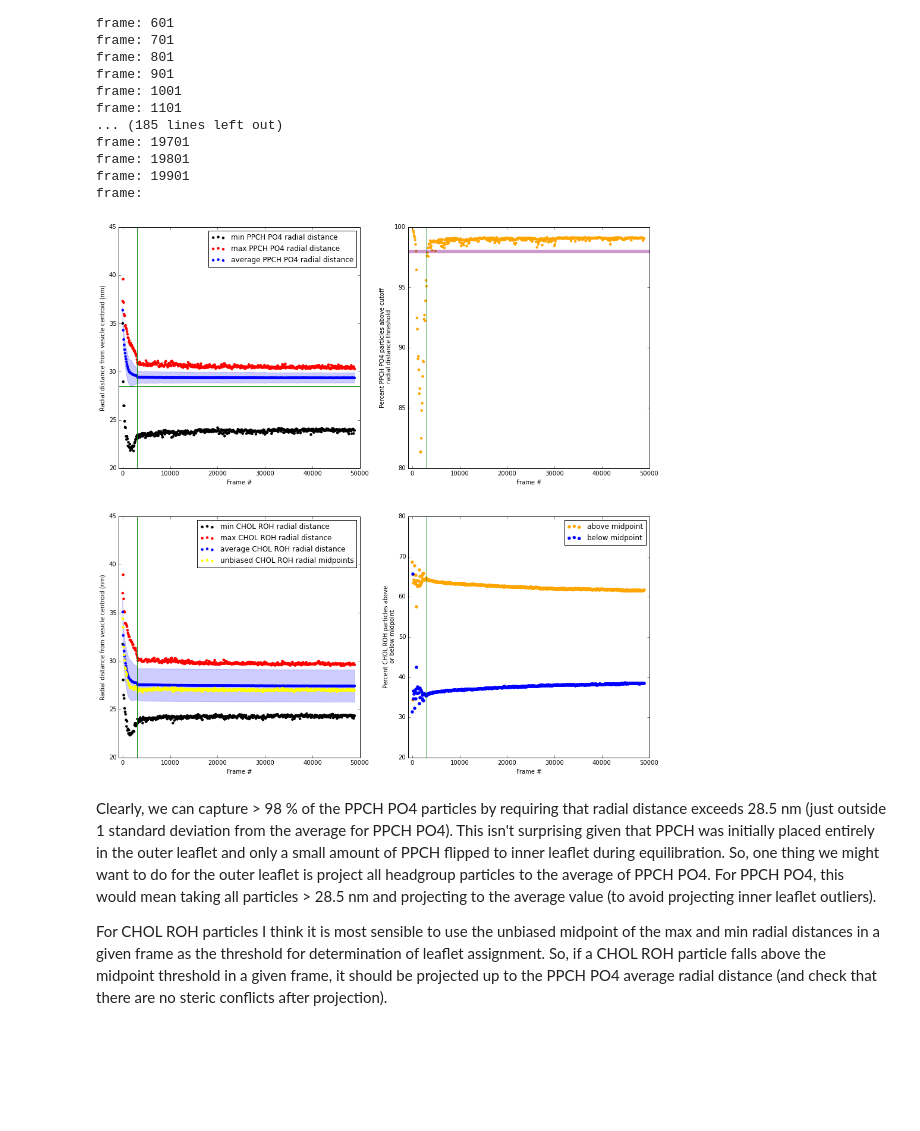
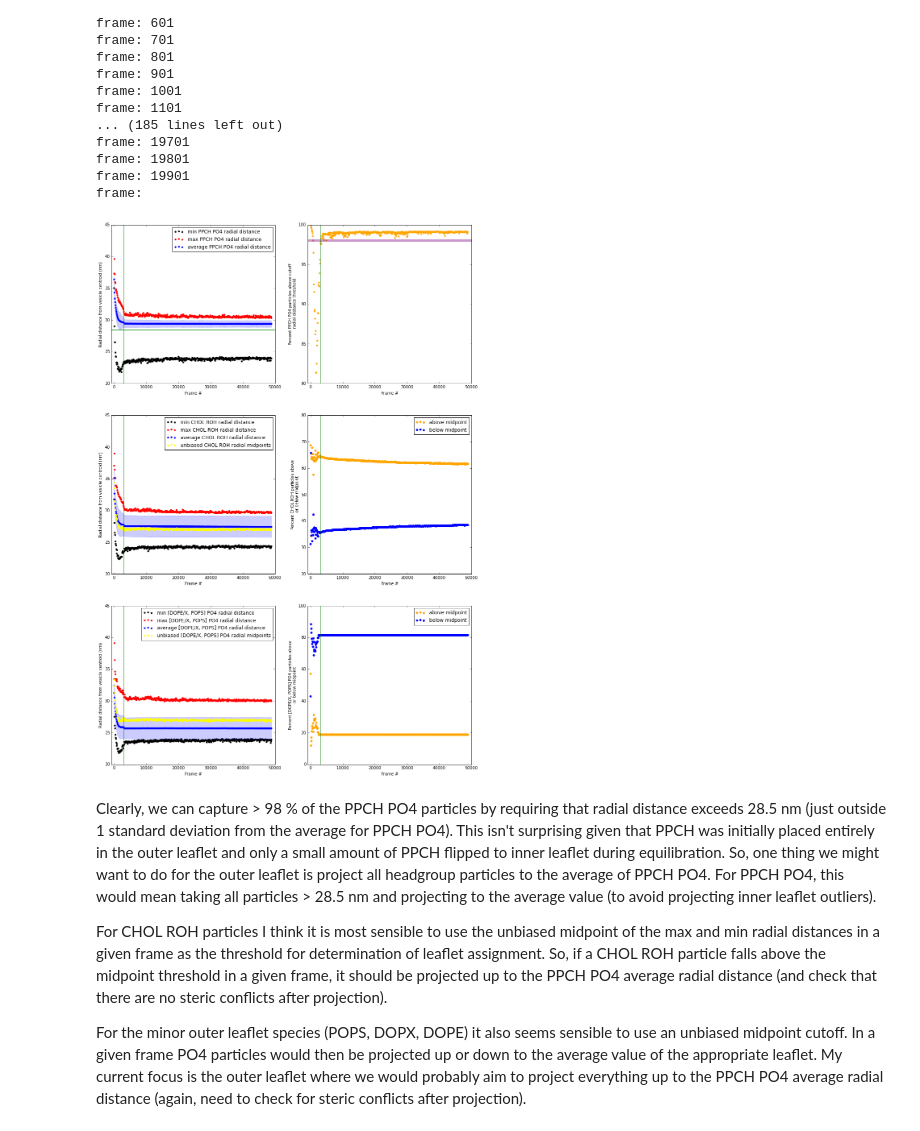
Before and after one commit to tylerjereddy/viral_voronoi_analysis, a Jupyter notebook: spherical_Voronoi_virus_analysis.ipynb, the cells around one changed output. Cells and saved outputs as stored; diff of their text form; code cells hidden in the pictures; blank space fills up the shorter version.

Commit message:
-spherical_Voronoi_virus_analysis.ipynb: -working on early stages of spherical Voronoi analysis of flu vesicle simulation -added contributions from minor outer leaflet species (POPS, DOPX, DOPE)

```diff
--- a/spherical_Voronoi_virus_analysis.ipynb
+++ b/spherical_Voronoi_virus_analysis.ipynb
@@ -128,7 +159,7 @@ array_std_dev_PPCH_PO4_radial_distances = numpy.array(list_std_dev_PPCH_PO4_dist
 array_frame_numbers = numpy.array(list_frame_numbers)
 array_percent_PPCH_PO4_above_threshold = numpy.array(list_PPCH_percent_above_treshold)
 fig1 = plt.figure()
-ax = fig1.add_subplot('221')
+ax = fig1.add_subplot('321')
 ax.scatter(array_frame_numbers,array_min_PPCH_PO4_radial_distances,label='min PPCH PO4 radial distance',c='black',edgecolor='None')
 ax.scatter(array_frame_numbers,array_max_PPCH_PO4_radial_distances,label='max PPCH PO4 radial distance',c='red',edgecolor='None')
 ax.scatter(array_frame_numbers,array_average_PPCH_PO4_radial_distances,label='average PPCH PO4 radial distance',c='blue',edgecolor='None')
@@ -141,7 +172,7 @@ ax.axvline(x=3000,ymin=0,ymax=1,c='green') #300 ns (3000 frame) equilibration li
 #now, use a second plot to track the % of PPCH PO4 particles that fall above the assigned radial distance threshold
 ax.set_ylim(20,45)
 ax.set_xlim(-900,50000)
-ax2 = fig1.add_subplot('222')
+ax2 = fig1.add_subplot('322')
 ax2.scatter(array_frame_numbers,array_percent_PPCH_PO4_above_threshold,color='orange',edgecolor='None')
 ax2.set_xlabel('Frame #')
 ax2.set_ylabel('Percent PPCH PO4 particles above cutoff\n radial distance threshold')
@@ -150,38 +181,70 @@ ax2.axvline(x=3000,ymin=0,ymax=1,c='green') #300 ns (3000 frame) equilibration l
 ax2.set_ylim(80,100.0)
 ax2.set_xlim(-900,50000)
 
 #now, CHOL-related plots in the second row
 array_min_CHOL_ROH_radial_distances = numpy.array(list_min_CHOL_ROH_distances)/ 10.
 array_max_CHOL_ROH_radial_distances = numpy.array(list_max_CHOL_ROH_distances)/ 10.
 array_average_CHOL_ROH_radial_distances = numpy.array(list_average_CHOL_ROH_distances)/ 10.
 array_std_dev_CHOL_ROH_radial_distances = numpy.array(list_std_dev_CHOL_ROH_distances)/ 10.
 array_CHOL_ROH_unbiased_midpoint_distances = numpy.array(list_CHOL_ROH_midpoint_distances) / 10.
 array_CHOL_ROH_percent_above_midpoint_threshold = numpy.array(list_CHOL_ROH_percent_above_threshold)
 array_CHOL_ROH_percent_below_midpoint_threshold = numpy.array(list_CHOL_ROH_percent_below_threshold)
 
-ax3 = fig1.add_subplot('223')
+ax3 = fig1.add_subplot('323')
 ax3.scatter(array_frame_numbers,array_min_CHOL_ROH_radial_distances,label='min CHOL ROH radial distance',c='black',edgecolor='None')
 ax3.scatter(array_frame_numbers,array_max_CHOL_ROH_radial_distances,label='max CHOL ROH radial distance',c='red',edgecolor='None')
 ax3.scatter(array_frame_numbers,array_average_CHOL_ROH_radial_distances,label='average CHOL ROH radial distance',c='blue',edgecolor='None')
 ax3.fill_between(array_frame_numbers,array_average_CHOL_ROH_radial_distances-array_std_dev_CHOL_ROH_radial_distances,array_average_CHOL_ROH_radial_distances+array_std_dev_CHOL_ROH_radial_distances,color='blue',alpha=0.2) #show the standard deviation about the mean CHOL ROH OD values
 ax3.scatter(array_frame_numbers,array_CHOL_ROH_unbiased_midpoint_distances,label='unbiased CHOL ROH radial midpoints',c='yellow',edgecolor='None')
 ax3.axvline(x=3000,ymin=0,ymax=1,c='green') #300 ns (3000 frame) equilibration line -- where the holes have sealed and the OD is stable
 ax3.set_xlim(-900,50000)
 ax3.set_xlabel('Frame #')
 ax3.set_ylabel('Radial distance from vesicle centroid (nm)')
 ax3.legend()
-ax4 = fig1.add_subplot('224')
+ax4 = fig1.add_subplot('324')
 ax4.scatter(array_frame_numbers,array_CHOL_ROH_percent_above_midpoint_threshold,label='above midpoint',color='orange')
 ax4.scatter(array_frame_numbers,array_CHOL_ROH_percent_below_midpoint_threshold,label='below midpoint',color='blue')
 ax4.axvline(x=3000,ymin=0,ymax=1,c='green') #300 ns (3000 frame) equilibration line -- where the holes have sealed and the OD is stable
 ax4.set_ylabel('Percent CHOL ROH particles above\n or below midpoint')
 ax4.set_xlabel('Frame #')
 ax4.set_xlim(-900,50000)
 ax4.legend()
-fig1.set_size_inches(16,16)
+
+#now for the remaining headgroup particles (POPS, DOPX/E)
+array_min_remaining_headgroup_radial_distances = numpy.array(list_min_remaining_headgroup_distances) / 10.
+array_max_remaining_headgroup_radial_distances = numpy.array(list_max_remaining_headgroup_distances) / 10.
+array_average_remaining_headgroup_radial_distances = numpy.array(list_average_remaining_headgroup_distances) / 10.
+array_std_dev_remaining_headgroup_radial_distances = numpy.array(list_std_dev_remaining_headgroup_distances) / 10.
+array_remaining_headgroup_unbiased_midpoint_distances = numpy.array(list_remaining_headgroup_midpoint_distances) / 10.
+array_remaining_headgroup_percent_above_midpoint_threshold = numpy.array(list_remaining_headgroup_percent_above_threshold)
+array_remaining_headgroup_percent_below_midpoint_threshold = numpy.array(list_remaining_headgroup_percent_below_threshold)
+
+ax5 = fig1.add_subplot('325')
+ax5.scatter(array_frame_numbers,array_min_remaining_headgroup_radial_distances,label='min [DOPE/X, POPS] PO4 radial distance',c='black',edgecolor='None')
+ax5.scatter(array_frame_numbers,array_max_remaining_headgroup_radial_distances,label='max [DOPE/X, POPS] PO4 radial distance',c='red',edgecolor='None')
+ax5.scatter(array_frame_numbers,array_average_remaining_headgroup_radial_distances,label='average [DOPE/X, POPS] PO4 radial distance',c='blue',edgecolor='None')
+ax5.fill_between(array_frame_numbers,array_average_remaining_headgroup_radial_distances-array_std_dev_remaining_headgroup_radial_distances,array_average_remaining_headgroup_radial_distances+array_std_dev_remaining_headgroup_radial_distances,color='blue',alpha=0.2)
+ax5.scatter(array_frame_numbers,array_remaining_headgroup_unbiased_midpoint_distances,label='unbiased [DOPE/X, POPS] PO4 radial midpoints',c='yellow',edgecolor='None')
+ax5.set_ylabel('Radial distance from vesicle centroid (nm)')
+ax5.set_xlim(-900,50000)
+ax5.set_xlabel('Frame #')
+ax5.axvline(x=3000,ymin=0,ymax=1,c='green') #300 ns (3000 frame) equilibration line -- where the holes have sealed and the OD is stable
+ax5.legend()
+ax6 = fig1.add_subplot('326')
+ax6.scatter(array_frame_numbers,array_remaining_headgroup_percent_above_midpoint_threshold,label='above midpoint',color='orange')
+ax6.scatter(array_frame_numbers,array_remaining_headgroup_percent_below_midpoint_threshold,label='below midpoint',color='blue')
+ax6.set_ylabel('Percent [DOPE/X, POPS] PO4 particles above\n or below midpoint')
+ax6.set_xlabel('Frame #')
+ax6.set_xlim(-900,50000)
+ax6.axvline(x=3000,ymin=0,ymax=1,c='green') #300 ns (3000 frame) equilibration line -- where the holes have sealed and the OD is stable
+ax6.legend()
+
+fig1.set_size_inches(16,24)
 # %% [output]
-[figure, old version]
+[figure, new version]
 # %% [markdown]
 Clearly, we can capture > 98 % of the PPCH PO4 particles by requiring that radial distance exceeds 28.5 nm (just outside 1 standard deviation from the average for PPCH PO4). This isn't surprising given that PPCH was initially placed entirely in the outer leaflet and only a small amount of PPCH flipped to inner leaflet during equilibration. So, one thing we might want to do for the outer leaflet is project all headgroup particles to the average of PPCH PO4. For PPCH PO4, this would mean taking all particles > 28.5 nm and projecting to the average value (to avoid projecting inner leaflet outliers).
 
 For CHOL ROH particles I think it is most sensible to use the unbiased midpoint of the max and min radial distances in a given frame as the threshold for determination of leaflet assignment. So, if a CHOL ROH particle falls above the midpoint threshold in a given frame, it should be projected up to the PPCH PO4 average radial distance (and check that there are no steric conflicts after projection).
+
+For the minor outer leaflet species (POPS, DOPX, DOPE) it also seems sensible to use an unbiased midpoint cutoff. In a given frame PO4 particles would then be projected up or down to the average value of the appropriate leaflet. My current focus is the outer leaflet where we would probably aim to project everything up to the PPCH PO4 average radial distance (again, need to check for steric conflicts after projection).
```
Also changed, not shown: parts of 1 cell of this notebook.
